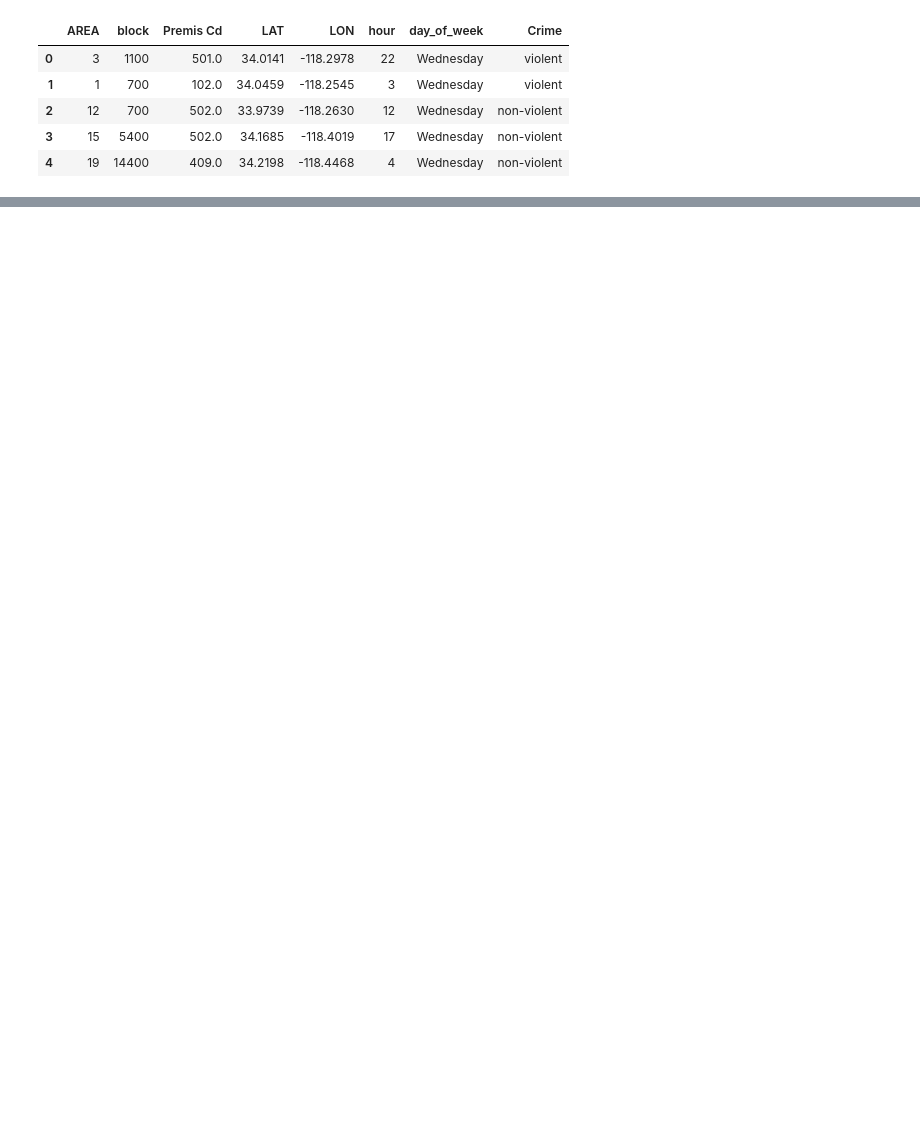
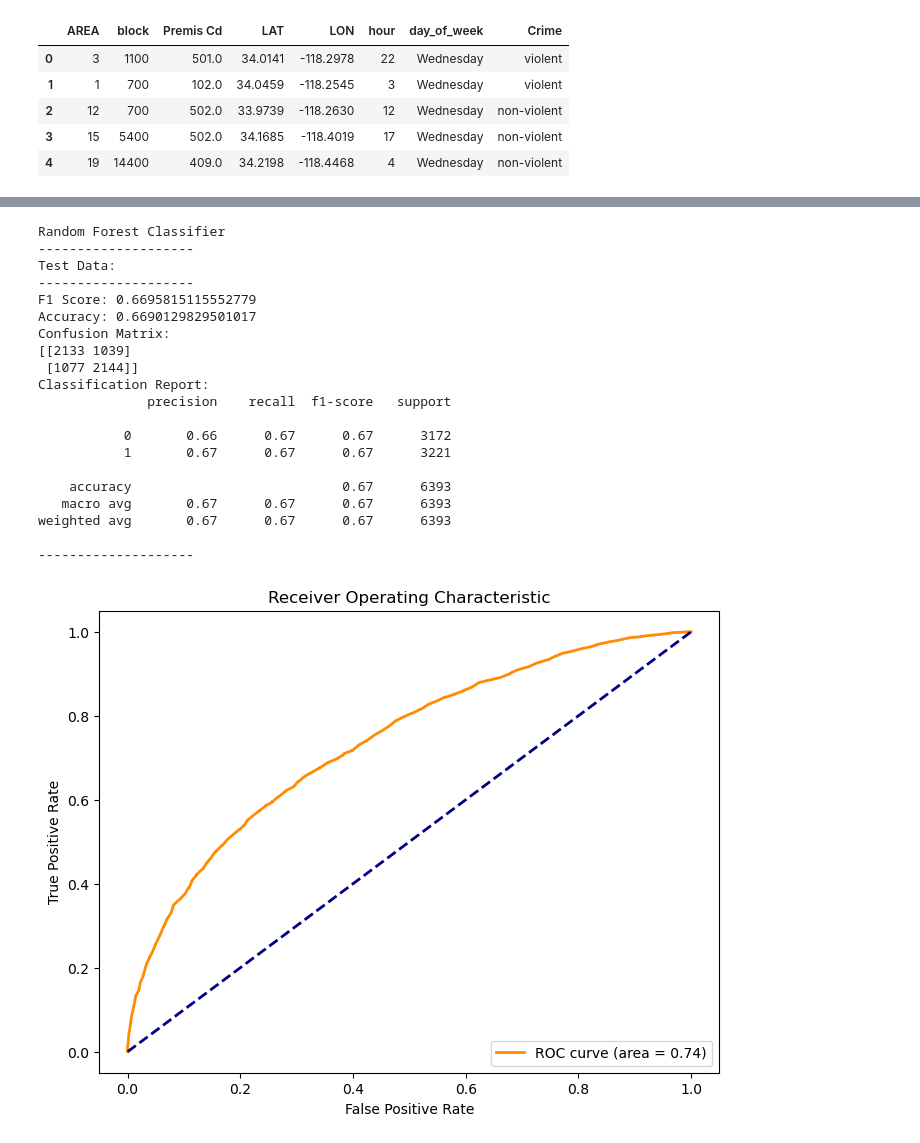
Before and after one commit to 2023396RachelMaeLademora/Machine-Learning_CA1, a Jupyter notebook: CA1 Group Machine Learning.ipynb, the cells around one changed output, grey strips where cells are left out. Drawn from its saved outputs; the diff is of its cells as text; code cells hidden in the pictures; blank space fills up the shorter version.

```diff
--- a/CA1 Group Machine Learning.ipynb
+++ b/CA1 Group Machine Learning.ipynb
@@ -421,0 +591,27 @@ y = df['Crime']
+# %%
+print("\nRandom Forest Classifier")
+print("-" * 20)
+rfc = RandomForestClassifier(n_estimators=100)
+model(rfc, X_train, y_train, X_test, y_test)
+# %% [output]
+Random Forest Classifier
+--------------------
+Test Data:
+--------------------
+F1 Score: 0.6695815115552779
+Accuracy: 0.6690129829501017
+Confusion Matrix:
+[[2133 1039]
+ [1077 2144]]
+Classification Report:
+              precision    recall  f1-score   support
+
+           0       0.66      0.67      0.67      3172
+           1       0.67      0.67      0.67      3221
+
+    accuracy                           0.67      6393
+   macro avg       0.67      0.67      0.67      6393
+weighted avg       0.67      0.67      0.67      6393
+
+--------------------
+[figure, added]
```
Also changed, not shown: parts of 45 cells of this notebook.
